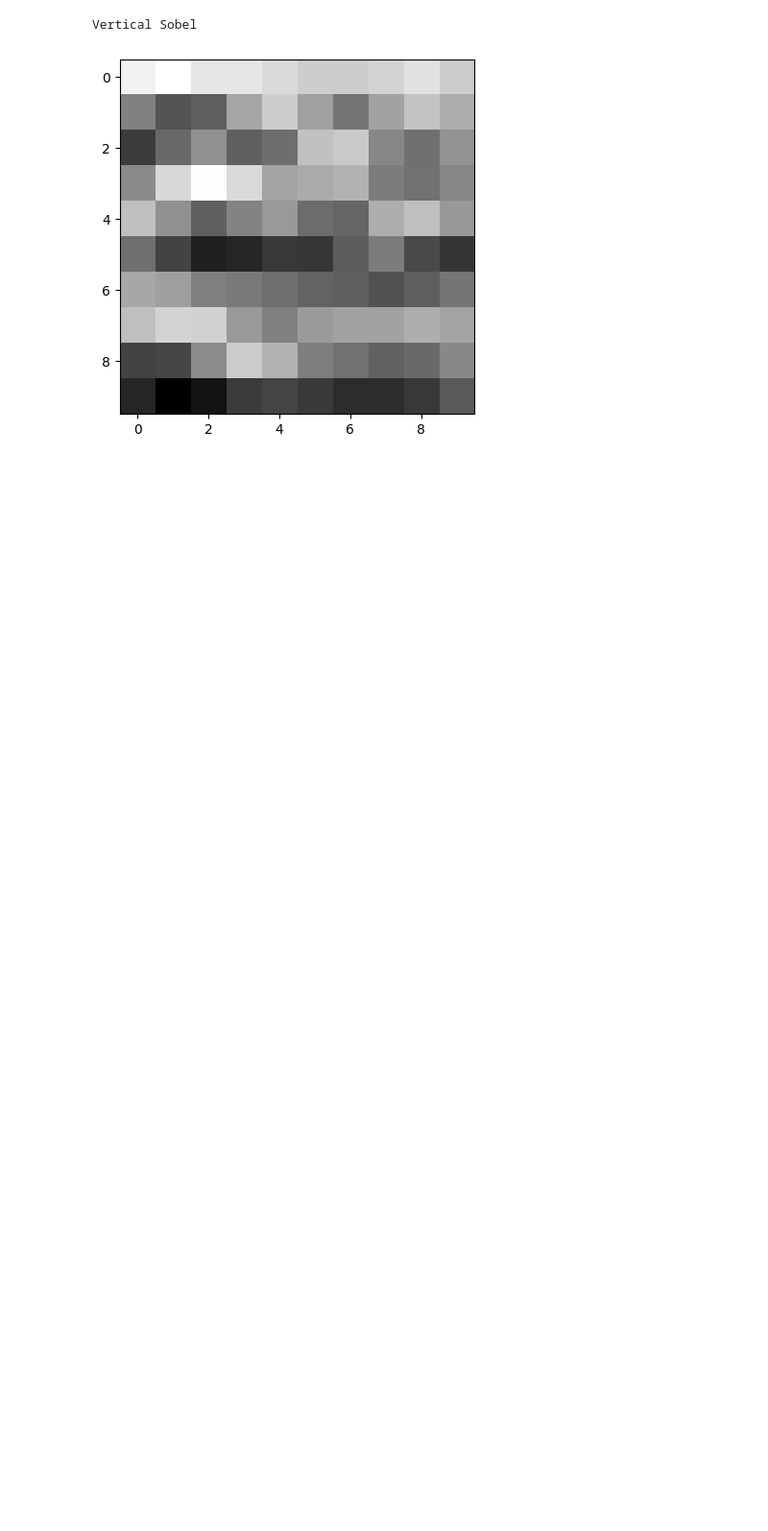
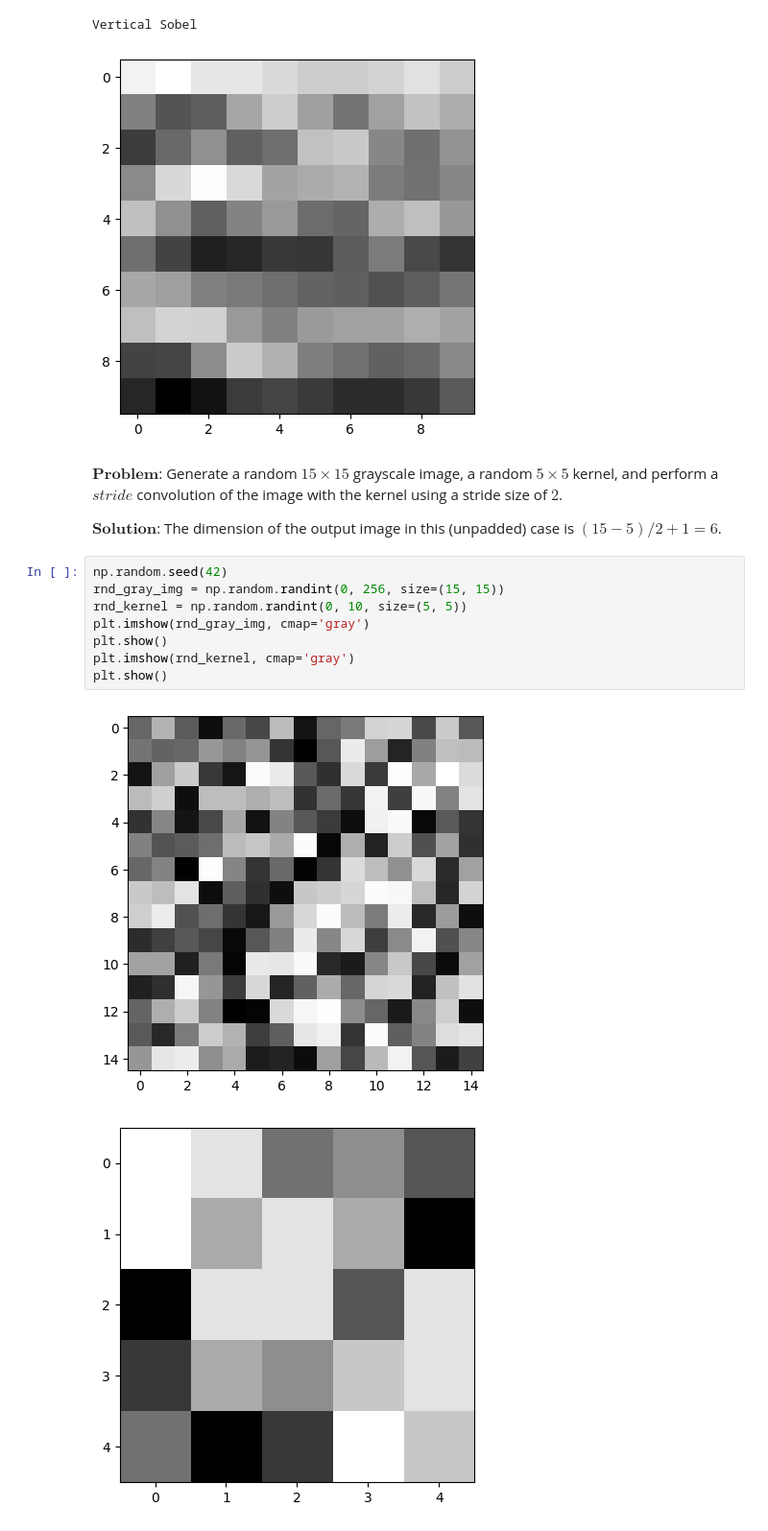
Before and after one commit to Quantumplations/Convolutional_Neural_Nets, a Jupyter notebook: CNNs_Part_1.ipynb, the cells around one changed output. Shown at 96% size. Drawn from its saved outputs; the diff is of its cells as text; blank space fills up the shorter version.

Commit message:
Added demo of strided convolution

```diff
--- a/CNNs_Part_1.ipynb
+++ b/CNNs_Part_1.ipynb
@@ -71,3 +71,18 @@ Horizontal Sobel
 [figure]
 Vertical Sobel
 [figure]
+# %% [markdown]
+$\textbf{Problem}$: Generate a random $15\times 15$ grayscale image, a random $5\times 5$ kernel, and perform a $\textit{stride}$ convolution of the image with the kernel using a stride size of $2$.
+
+$\textbf{Solution}$: The dimension of the output image in this (unpadded) case is $(15-5)/2+1=6$.
+# %%
+np.random.seed(42)
+rnd_gray_img = np.random.randint(0, 256, size=(15, 15))
+rnd_kernel = np.random.randint(0, 10, size=(5, 5))
+plt.imshow(rnd_gray_img, cmap='gray')
+plt.show()
+plt.imshow(rnd_kernel, cmap='gray')
+plt.show()
+# %% [output]
+[figure, added]
+[figure, added]
```
Also changed, not shown: parts of 1 cell of this notebook.
